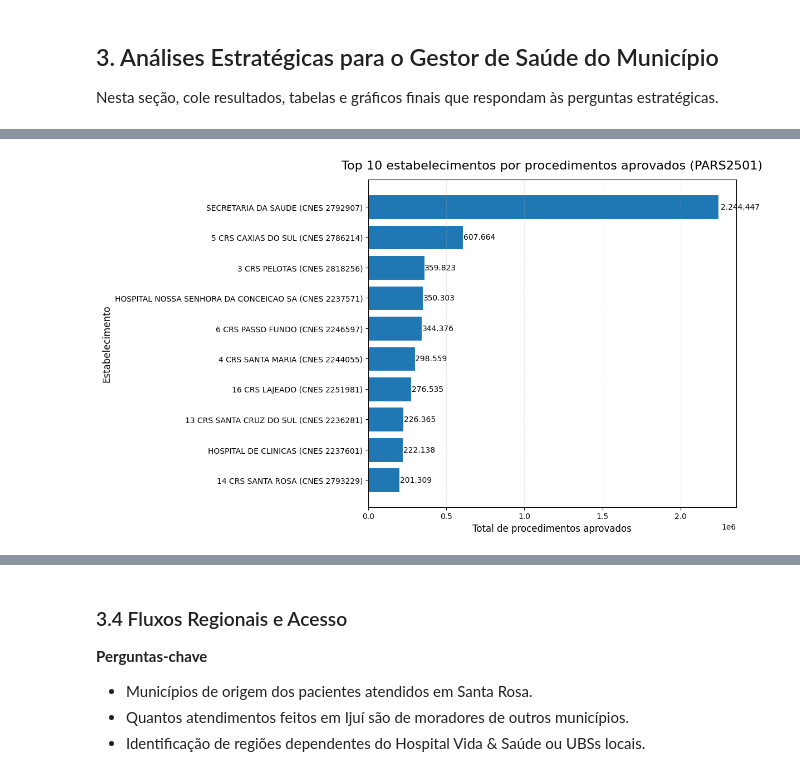
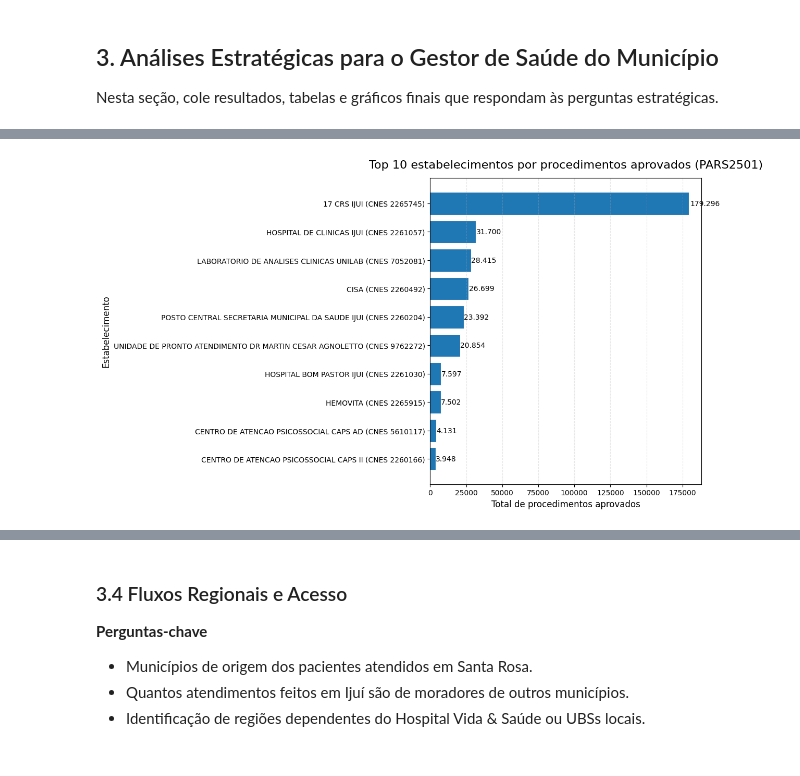
Before and after one commit to piril4mp0/python-pandas-datasus, a Jupyter notebook: notebook.ipynb, the cells around one changed output, grey strips where cells are left out. Drawn from its saved outputs; the diff is of its cells as text; code cells hidden in the pictures.

```diff
--- a/notebook.ipynb
+++ b/notebook.ipynb
@@ -538,7 +493,7 @@ import mysql.connector
 
 
 connection = mysql.connector.connect(
-    host='192.168.196.63',
+    host='localhost',
     user='root',
     password='ABC!abc123',
     database='projeto1'
@@ -550,15 +505,14 @@ SELECT
     p.PA_CODUNI AS cnes,
     c.fantasia AS estabelecimento,
     SUM(p.PA_QTDAPR) AS total_procedimentos
-FROM pars p
-LEFT JOIN CADGERRS c
-    ON c.cnes = p.PA_CODUNI
+FROM pars p,CADGERRS c
+WHERE c.cnes = p.PA_CODUNI AND p.PA_UFMUN= "431020"
 GROUP BY
     p.PA_CODUNI,
     c.fantasia
 ORDER BY
     total_procedimentos DESC
-LIMIT 10;
+    LIMIT 10;
 
 """
 cursor = connection.cursor(dictionary=True)
@@ -587,34 +541,34 @@ bars = plt.barh(
 )
 
 # Rótulos e título
 plt.title('Top 10 estabelecimentos por procedimentos aprovados (PARS2501)', fontsize=16, pad=14)
 plt.xlabel('Total de procedimentos aprovados', fontsize=12)
 plt.ylabel('Estabelecimento', fontsize=12)
 
 
 
 # Adiciona valores no fim de cada barra
 for bar in bars:
     valor = int(bar.get_width())
     plt.text(
         bar.get_width() * 1.005,
         bar.get_y() + bar.get_height()/2,
         f'{valor:,}'.replace(',', '.'),
         va='center',
         fontsize=10
     )
 
 # Grid sutil no eixo X
 plt.grid(axis='x', linestyle='--', alpha=0.3)
 
 # Ajustes finais
 plt.tight_layout()
 
 # Salvar e mostrar
 plt.savefig('ranking_estabelecimentos_top10.png', dpi=150, bbox_inches='tight')
 plt.show()
 # %% [output]
-[figure, old version]
+[figure, new version]
 # %% [markdown]
 
 <a id="perfil"></a>
```
Also changed, not shown: parts of 16 cells of this notebook.
